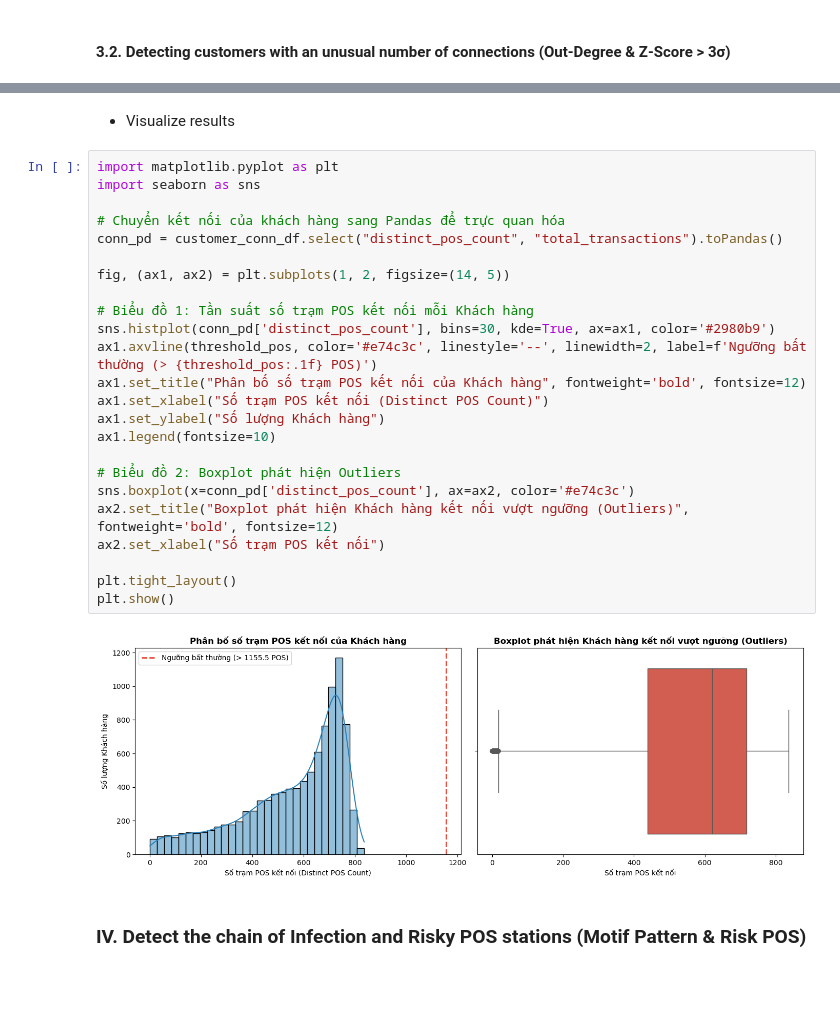
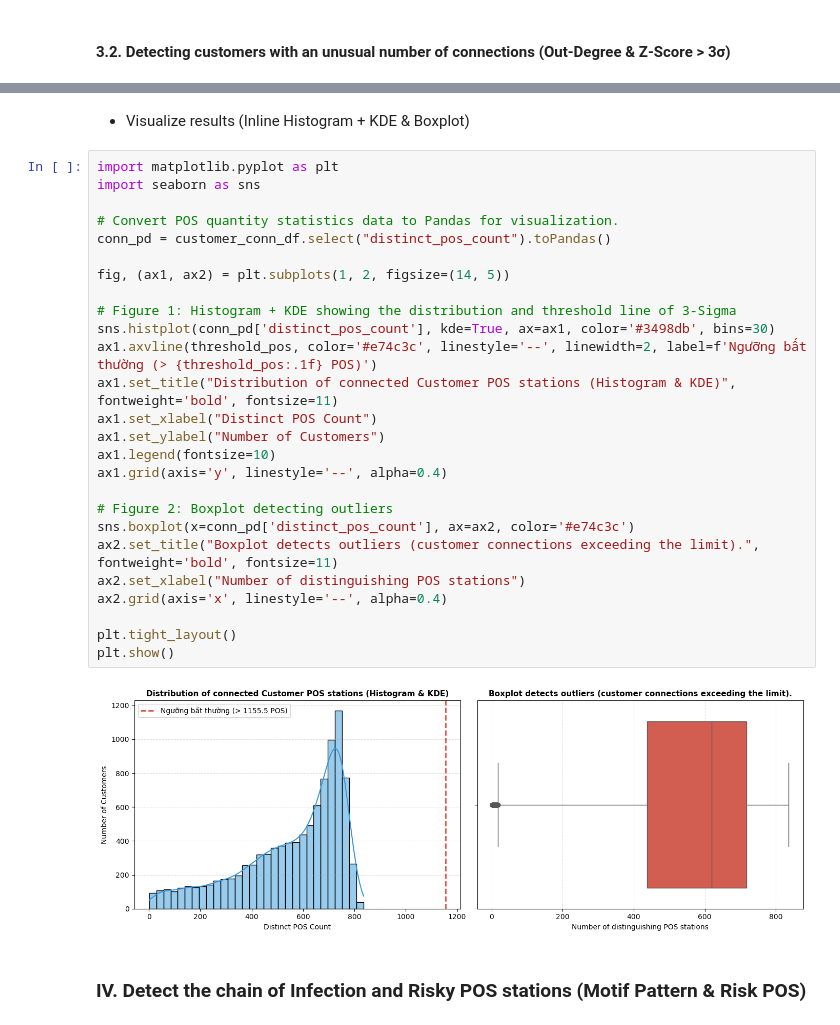
Before and after one commit to thanhnhat31/big-data.group-3.msa29hcm, a Jupyter notebook: notebooks/04_Graph_Analysis.ipynb, the cells around one changed output, grey strips where cells are left out. Saved outputs shown, nothing was run; the diff lists cells and outputs as text; blank space fills up the shorter version.

```diff
--- a/notebooks/04_Graph_Analysis.ipynb
+++ b/notebooks/04_Graph_Analysis.ipynb
@@ -295,33 +295,35 @@ abnormal_customers_df.show(15, truncate=False)
 +---+------------------+------------------+------------+--------------+-----------+
 +---+------------------+------------------+------------+--------------+-----------+
 # %% [markdown]
-- Visualize results
+- Visualize results (Inline Histogram + KDE & Boxplot)
 # %%
 import matplotlib.pyplot as plt
 import seaborn as sns
 
-# Chuyển kết nối của khách hàng sang Pandas để trực quan hóa
-conn_pd = customer_conn_df.select("distinct_pos_count", "total_transactions").toPandas()
+# Convert POS quantity statistics data to Pandas for visualization.
+conn_pd = customer_conn_df.select("distinct_pos_count").toPandas()
 
 fig, (ax1, ax2) = plt.subplots(1, 2, figsize=(14, 5))
 
-# Biểu đồ 1: Tần suất số trạm POS kết nối mỗi Khách hàng
-sns.histplot(conn_pd['distinct_pos_count'], bins=30, kde=True, ax=ax1, color='#2980b9')
+# Figure 1: Histogram + KDE showing the distribution and threshold line of 3-Sigma
+sns.histplot(conn_pd['distinct_pos_count'], kde=True, ax=ax1, color='#3498db', bins=30)
 ax1.axvline(threshold_pos, color='#e74c3c', linestyle='--', linewidth=2, label=f'Ngưỡng bất thường (> {threshold_pos:.1f} POS)')
-ax1.set_title("Phân bố số trạm POS kết nối của Khách hàng", fontweight='bold', fontsize=12)
-ax1.set_xlabel("Số trạm POS kết nối (Distinct POS Count)")
-ax1.set_ylabel("Số lượng Khách hàng")
+ax1.set_title("Distribution of connected Customer POS stations (Histogram & KDE)", fontweight='bold', fontsize=11)
+ax1.set_xlabel("Distinct POS Count")
+ax1.set_ylabel("Number of Customers")
 ax1.legend(fontsize=10)
+ax1.grid(axis='y', linestyle='--', alpha=0.4)
 
-# Biểu đồ 2: Boxplot phát hiện Outliers
+# Figure 2: Boxplot detecting outliers
 sns.boxplot(x=conn_pd['distinct_pos_count'], ax=ax2, color='#e74c3c')
-ax2.set_title("Boxplot phát hiện Khách hàng kết nối vượt ngưỡng (Outliers)", fontweight='bold', fontsize=12)
-ax2.set_xlabel("Số trạm POS kết nối")
+ax2.set_title("Boxplot detects outliers (customer connections exceeding the limit).", fontweight='bold', fontsize=11)
+ax2.set_xlabel("Number of distinguishing POS stations")
+ax2.grid(axis='x', linestyle='--', alpha=0.4)
 
 plt.tight_layout()
 plt.show()
 # %% [output]
-[figure, old version]
+[figure, new version]
 # %% [markdown]
 ### IV. Detect the chain of Infection and Risky POS stations (Motif Pattern & Risk POS)
 # %% [markdown]
```
Also changed, not shown: parts of 7 cells of this notebook.
